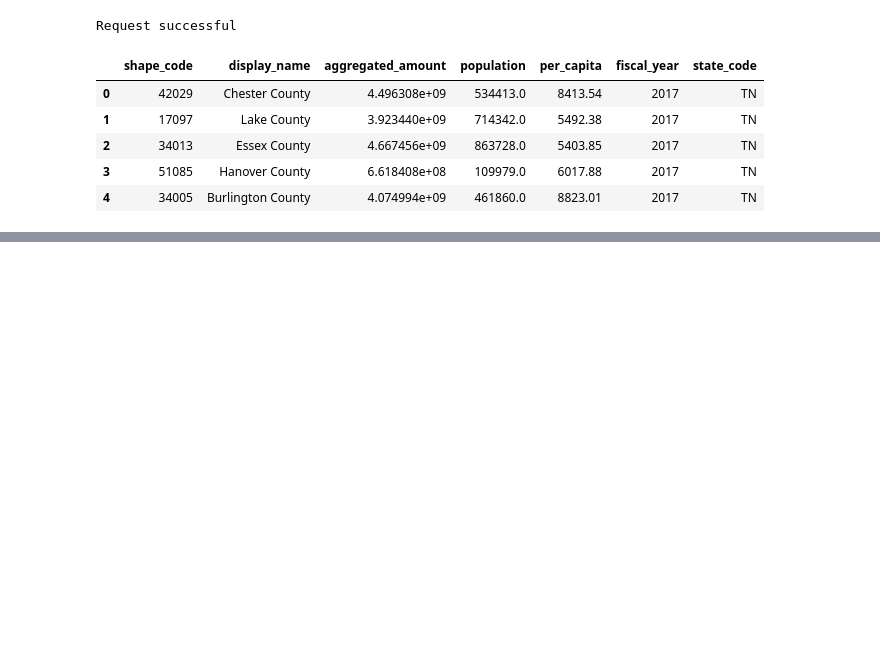
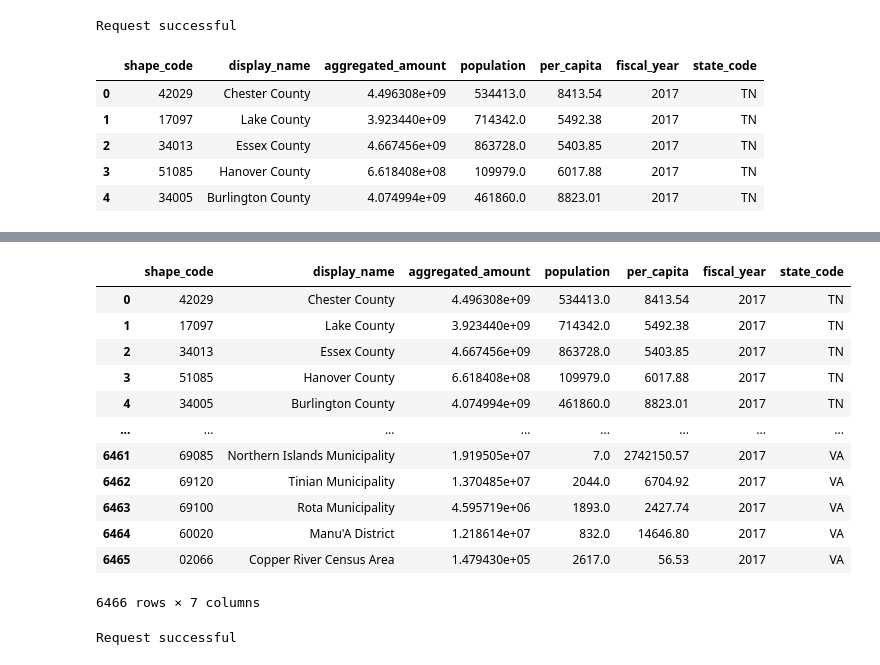
Before and after one commit to SloughJE/UnHealth_Dashboard, a Jupyter notebook: notebooks/1.0-JES-eda.ipynb, the cells around one changed output, grey strips where cells are left out. Saved outputs shown, nothing was run; the diff lists cells and outputs as text; code cells hidden in the pictures; blank space fills up the shorter version.

```diff
--- a/notebooks/1.0-JES-eda.ipynb
+++ b/notebooks/1.0-JES-eda.ipynb
@@ -712,0 +804,60 @@ Request successful
+# %%
+df
+# %% [output]
+|  | shape_code | display_name | aggregated_amount | population | per_capita | fiscal_year | state_code |
+| 0 | 42029 | Chester County | 4.496308e+09 | 534413.0 | 8413.54 | 2017 | TN |
+| 1 | 17097 | Lake County | 3.923440e+09 | 714342.0 | 5492.38 | 2017 | TN |
+| 2 | 34013 | Essex County | 4.667456e+09 | 863728.0 | 5403.85 | 2017 | TN |
+| 3 | 51085 | Hanover County | 6.618408e+08 | 109979.0 | 6017.88 | 2017 | TN |
+| 4 | 34005 | Burlington County | 4.074994e+09 | 461860.0 | 8823.01 | 2017 | TN |
+| ... | ... | ... | ... | ... | ... | ... | ... |
+| 6461 | 69085 | Northern Islands Municipality | 1.919505e+07 | 7.0 | 2742150.57 | 2017 | VA |
+| 6462 | 69120 | Tinian Municipality | 1.370485e+07 | 2044.0 | 6704.92 | 2017 | VA |
+| 6463 | 69100 | Rota Municipality | 4.595719e+06 | 1893.0 | 2427.74 | 2017 | VA |
+| 6464 | 60020 | Manu'A District | 1.218614e+07 | 832.0 | 14646.80 | 2017 | VA |
+| 6465 | 02066 | Copper River Census Area | 1.479430e+05 | 2617.0 | 56.53 | 2017 | VA |
+6466 rows × 7 columns
+# %%
+import requests
+import pandas as pd
+import us
+
+def fetch_spending_data_by_county(fiscal_year):
+    url = "https://api.usaspending.gov/api/v2/search/spending_by_geography/"
+    headers = {
+        'Content-Type': 'application/json'
+    }
+    data = {
+        "scope": "place_of_performance",
+        "geo_layer": "county",
+        "filters": {
+            "time_period": [{"start_date": f"{fiscal_year}-01-01", "end_date": f"{fiscal_year}-12-31"}]
+        }
+    }
+
+    response = requests.post(url, json=data, headers=headers)
+
+    if response.status_code == 200:
+        print("Request successful")
+        response_json = response.json()
+        results = response_json['results']
+
+        for result in results:
+            fips_code = result['shape_code']
+            state = us.states.lookup(fips_code[:2])
+            result['state_code'] = state.abbr if state else None
+
+        df = pd.DataFrame(results)
+        df['fiscal_year'] = fiscal_year
+
+        return df
+    else:
+        print("Request failed")
+        print(response.status_code)
+        print(response.text)
+        return pd.DataFrame()
+
+# Example usage
+df = fetch_spending_data_by_county(2017)
+# %% [output]
+Request successful
```
Also changed, not shown: parts of 6 cells of this notebook, 1 other file.
